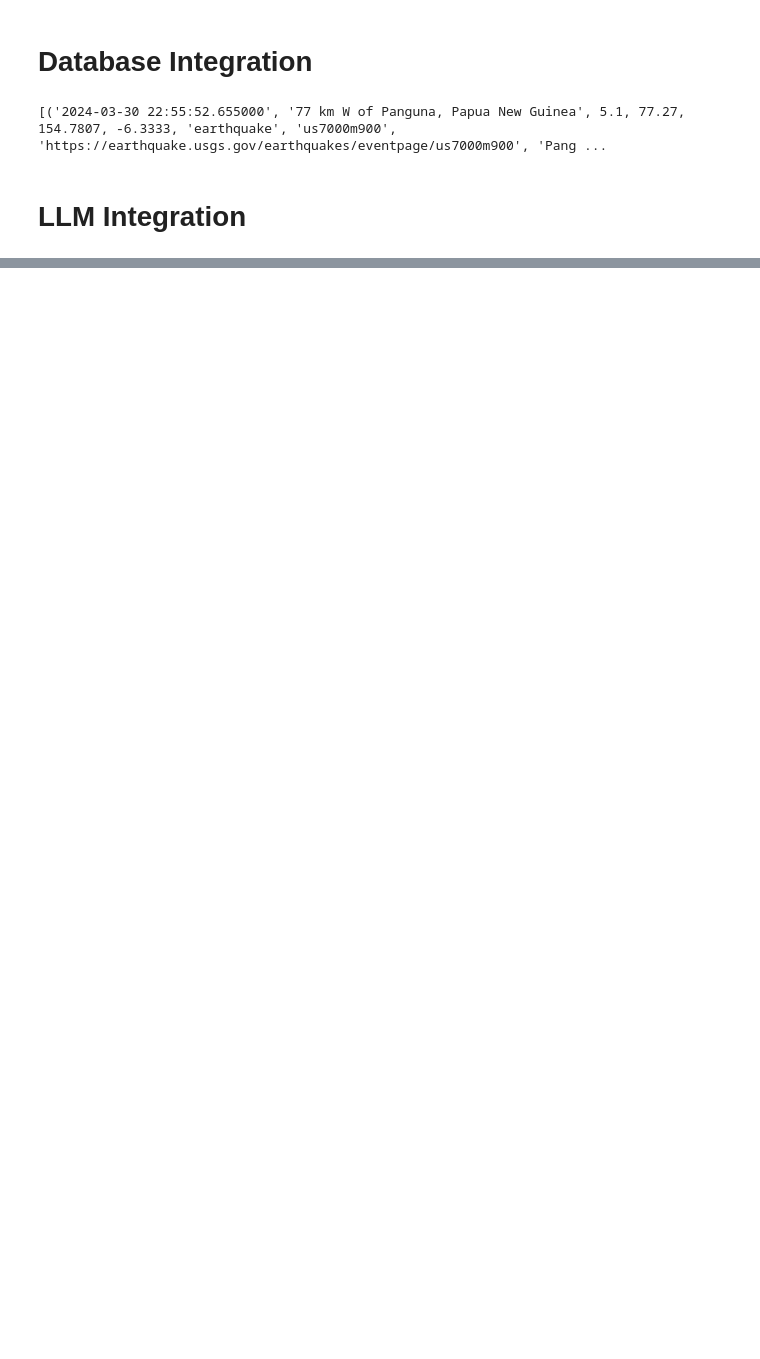
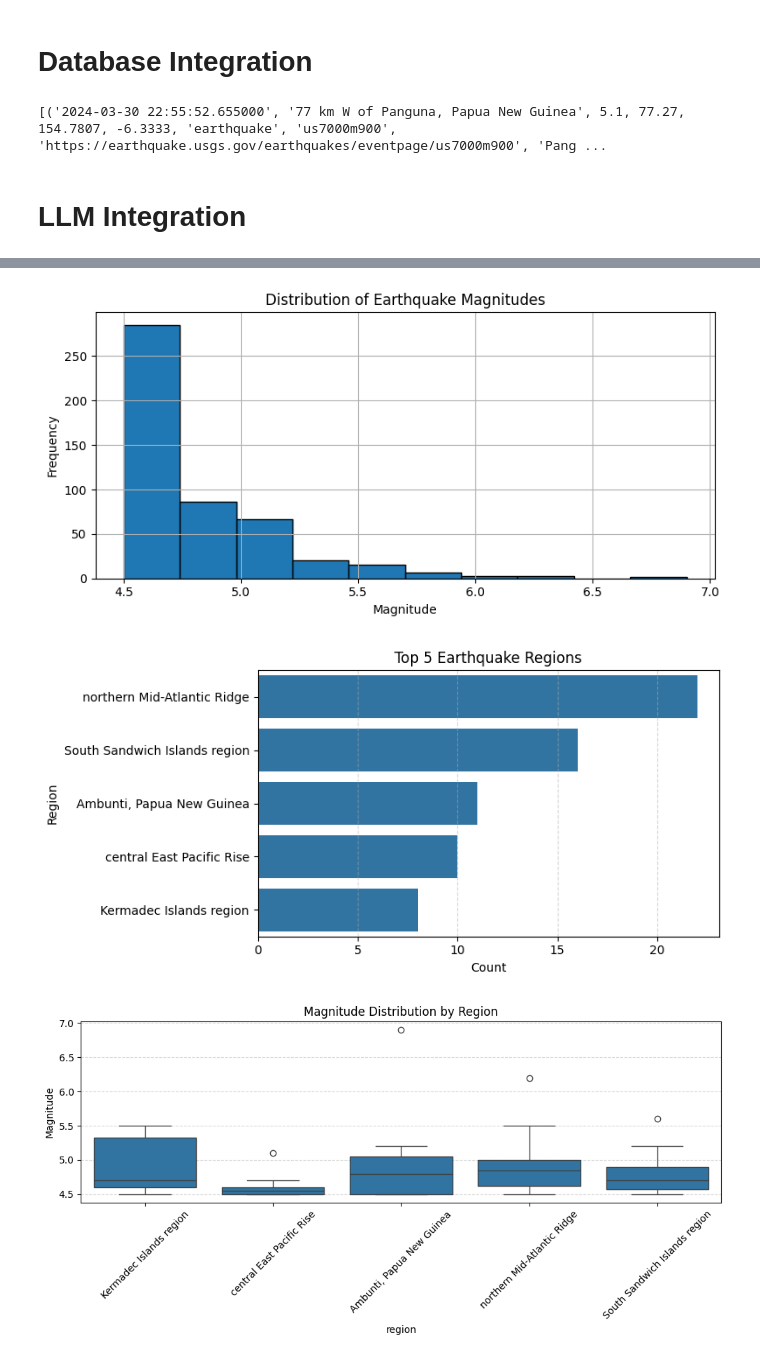
Before and after one commit to Kyruu17/Project-Poseidon, a Jupyter notebook: seismic-insight/notebooks/Seismic-Insight.ipynb, the cells around one changed output, grey strips where cells are left out. Saved outputs shown, nothing was run; the diff lists cells and outputs as text; code cells hidden in the pictures; blank space fills up the shorter version.

```diff
--- a/seismic-insight/notebooks/Seismic-Insight.ipynb
+++ b/seismic-insight/notebooks/Seismic-Insight.ipynb
@@ -326,0 +345,75 @@ print("Map saved successfully!")
+# %%
+import os
+import sys
+import pandas as pd
+import matplotlib.pyplot as plt
+import seaborn as sns
+
+# ✅ Setup path to src folder
+src_path = "/workspaces/Project-Poseidon/seismic-insight/app/src"
+sys.path.append(src_path)
+
+# ✅ Import project modules
+from data_collection import fetch_earthquake_data
+from data_cleaning import clean_earthquake_data
+from analysis import perform_analysis
+from visualization import map_epicenters, plot_magnitude_over_time
+
+# ✅ Create required folders
+os.makedirs("data", exist_ok=True)
+os.makedirs("seismic-insight/outputs", exist_ok=True)
+
+# ✅ Fetch and clean earthquake data
+fetch_earthquake_data("2024-03-01", "2024-03-31")
+df = clean_earthquake_data()
+print(f"✅ Cleaned {len(df)} earthquakes.\n")
+
+# ✅ Preview cleaned data
+print("📊 Columns:", df.columns.tolist())
+print(df.head())
+
+# ✅ Plot magnitude over time
+plot_magnitude_over_time(df, output_path="seismic-insight/outputs/magnitude_over_time.png")
+
+# ✅ Plot map
+map_epicenters(df, output_path="seismic-insight/outputs/world_map.html")
+
+# ✅ Additional visualizations
+
+def plot_magnitude_histogram(df):
+    plt.figure(figsize=(8, 4))
+    plt.hist(df["mag"], bins=10, edgecolor='black')
+    plt.title("Distribution of Earthquake Magnitudes")
+    plt.xlabel("Magnitude")
+    plt.ylabel("Frequency")
+    plt.grid(True)
+    plt.tight_layout()
+    plt.show()
+
+def plot_top_regions(df):
+    top_regions = df["region"].value_counts().head(5)
+    plt.figure(figsize=(8, 4))
+    sns.barplot(x=top_regions.values, y=top_regions.index)
+    plt.title("Top 5 Earthquake Regions")
+    plt.xlabel("Count")
+    plt.ylabel("Region")
+    plt.tight_layout()
+    plt.grid(True, axis='x', linestyle='--', alpha=0.5)
+    plt.show()
+
+def plot_magnitude_by_region(df):
+    top = df[df["region"].isin(df["region"].value_counts().index[:5])]
+    plt.figure(figsize=(10, 5))
+    sns.boxplot(data=top, x="region", y="mag")
+    plt.title("Magnitude Distribution by Region")
+    plt.ylabel("Magnitude")
+    plt.xticks(rotation=45)
+    plt.tight_layout()
+    plt.grid(True, axis='y', linestyle='--', alpha=0.5)
+    plt.show()
+
+# ✅ Show all plots in notebook
+plot_magnitude_histogram(df)
+plot_top_regions(df)
+plot_magnitude_by_region(df)
+# %% [output]
@@ -326,0 +437,3 @@ print("Map saved successfully!")
+[figure, added]
+[figure, added]
+[figure, added]
```
Also changed, not shown: parts of 15 cells of this notebook, 4 other files.
